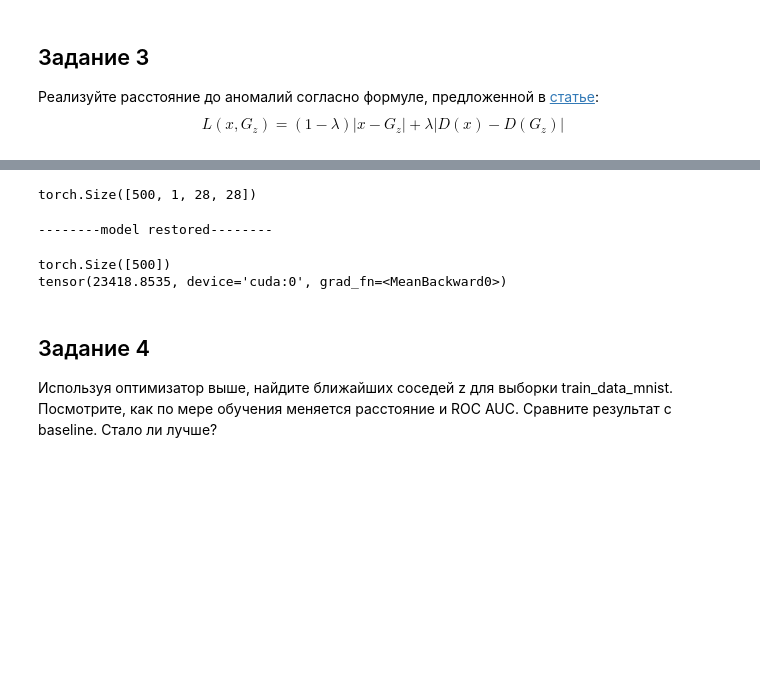
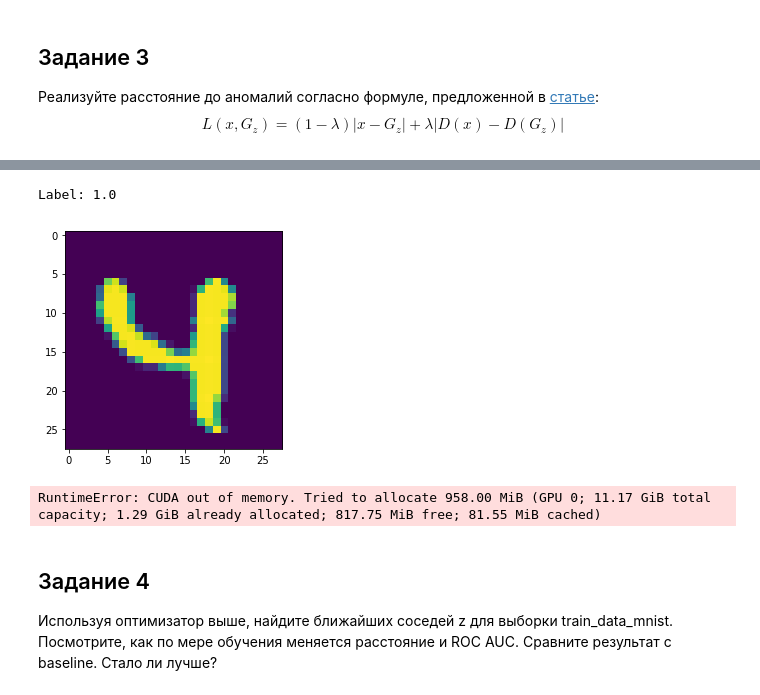
Before and after one commit to MaximArtemev/Sirius-GANs, a Jupyter notebook: notebooks/students/mrartemev/JS-AnoGAN_MNIST.ipynb, the cells around one changed output, grey strips where cells are left out. Saved outputs shown, nothing was run; the diff lists cells and outputs as text; code cells hidden in the pictures; blank space fills up the shorter version.

```diff
--- a/notebooks/students/mrartemev/JS-AnoGAN_MNIST.ipynb
+++ b/notebooks/students/mrartemev/JS-AnoGAN_MNIST.ipynb
@@ -52,17 +39,18 @@ mnist_test = datasets.MNIST("../../../data/", train=False,
 
 class AnomalyWrapper(torch.utils.data.Dataset):
     def __init__(self, mnist_set, anomaly_digit, num_anomalies=None):
+        self.data = torch.cat([i[0] for i in mnist_set], dim=0)
         real = mnist_set.targets != anomaly_digit
         if not num_anomalies:
             num_anomalies = (~real).sum()
-        self.data = torch.cat([mnist_set.data[real], mnist_set.data[~real][:num_anomalies]], dim=0).unsqueeze(1)
+        self.data = torch.cat([self.data[real], self.data[~real][:num_anomalies]], dim=0).unsqueeze(1)
         self.target = torch.cat([torch.ones(len(real)), torch.zeros(num_anomalies)], dim=0)
 
     def __len__(self):
         return len(self.data)
 
     def __getitem__(self, index):
-        return self.data[index].float()/255., self.target[index]
+        return self.data[index], self.target[index]
 
 
 
@@ -433,17 +451,3 @@ def Anomaly_score(x,G_z,Lambda=0.1): # расстояние до аномали
 
     total_loss = (1-Lambda)*residual_loss + Lambda*discrimination_loss
     return total_loss
-# %%
-import os
-os.environ["CUDA_VISIBLE_DEVICES"]="0"
-
-start_idx = 64
-train_size = 500
-
-
-train_data_mnist = mnist_train.__dict__['data'][start_idx:start_idx+train_size]
-train_label_mnist = mnist_train.__dict__['targets'][start_idx:start_idx+train_size] == anomaly_digit # 0 - нормальный объект, 1 - аномалия
-train_data_mnist = train_data_mnist.view(train_size,1,28,28).type_as(torch.FloatTensor())
-train_data_mnist.size()
-# %% [output]
-torch.Size([500, 1, 28, 28])
@@ -457,28 +454,31 @@ discriminator = nn.DataParallel(Discriminator(),device_ids=[0])
-# %%
-# model restore if any
-
-try:
-    generator.load_state_dict(torch.load('./saved_model/generator.pkl'))
-    discriminator.load_state_dict(torch.load('./saved_model/discriminator.pkl'))
-
-    print("\n--------model restored--------\n")
-
-except:
-    print("\n--------model not restored--------\n")
-    pass
-# %% [output]
---------model restored--------
+# %%
+eval_loader = torch.utils.data.DataLoader(AnomalyWrapper(mnist_test, anomaly_digit),
+                                           batch_size=5000,
+                                           shuffle=True,
+                                           drop_last=False)
+# %%
+x, y = next(iter(eval_loader))
+print(f'Label: {y[0]}')
+plt.imshow(x[0, 0,:,:])
+plt.show()
+# %% [output]
+Label: 1.0
+[figure, added]
 # %%
-z = Variable(init.normal(torch.zeros(train_size,100),mean=0,std=0.1),requires_grad=True) # для каждого объекта берём случайный нормальный объект в латентном пространстве в качестве начального соседа
-z_optimizer = torch.optim.Adam([z],lr=1e-4)
+z = Variable(init.normal_(torch.zeros(batch_size, 128), mean=0, std=0.1), requires_grad=True)
+z_optimizer = torch.optim.Adam([z], lr=1e-4)
 
 gen_fake = generator(z.cuda())
-loss = Anomaly_score(Variable(train_data_mnist).cuda(),gen_fake) # расстояние до нормального соседа. Путём минимизации этого расстояния будем находить расстояние до ближайшего соседа
+
+loss = Anomaly_score(x.cuda(), gen_fake)
 print(loss.shape)
 print(loss.mean())
+
+
+image_check(x.cpu())
+image_check(gen_fake.cpu())
 # %% [output]
-torch.Size([500])
-tensor(23418.8535, device='cuda:0', grad_fn=<MeanBackward0>)
+RuntimeError: CUDA out of memory. Tried to allocate 958.00 MiB (GPU 0; 11.17 GiB total capacity; 1.29 GiB already allocated; 817.75 MiB free; 81.55 MiB cached)
 # %% [markdown]
 ## Задание 4
 Используя оптимизатор выше, найдите ближайших соседей z для выборки train_data_mnist. Посмотрите, как по мере обучения меняется расстояние и ROC AUC. Сравните результат с baseline. Стало ли лучше?
```
Also changed, not shown: parts of 16 cells of this notebook, 15 other files.
